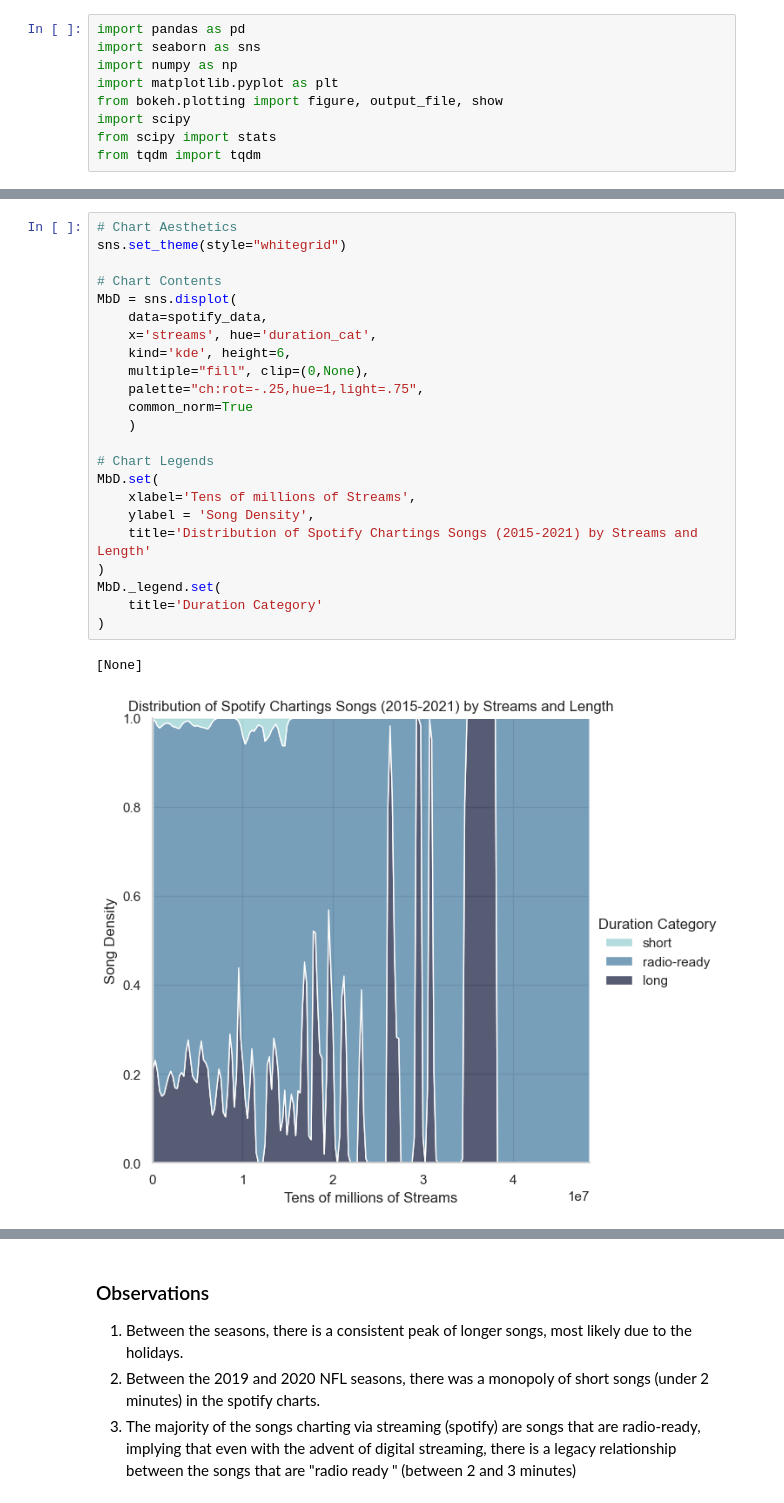
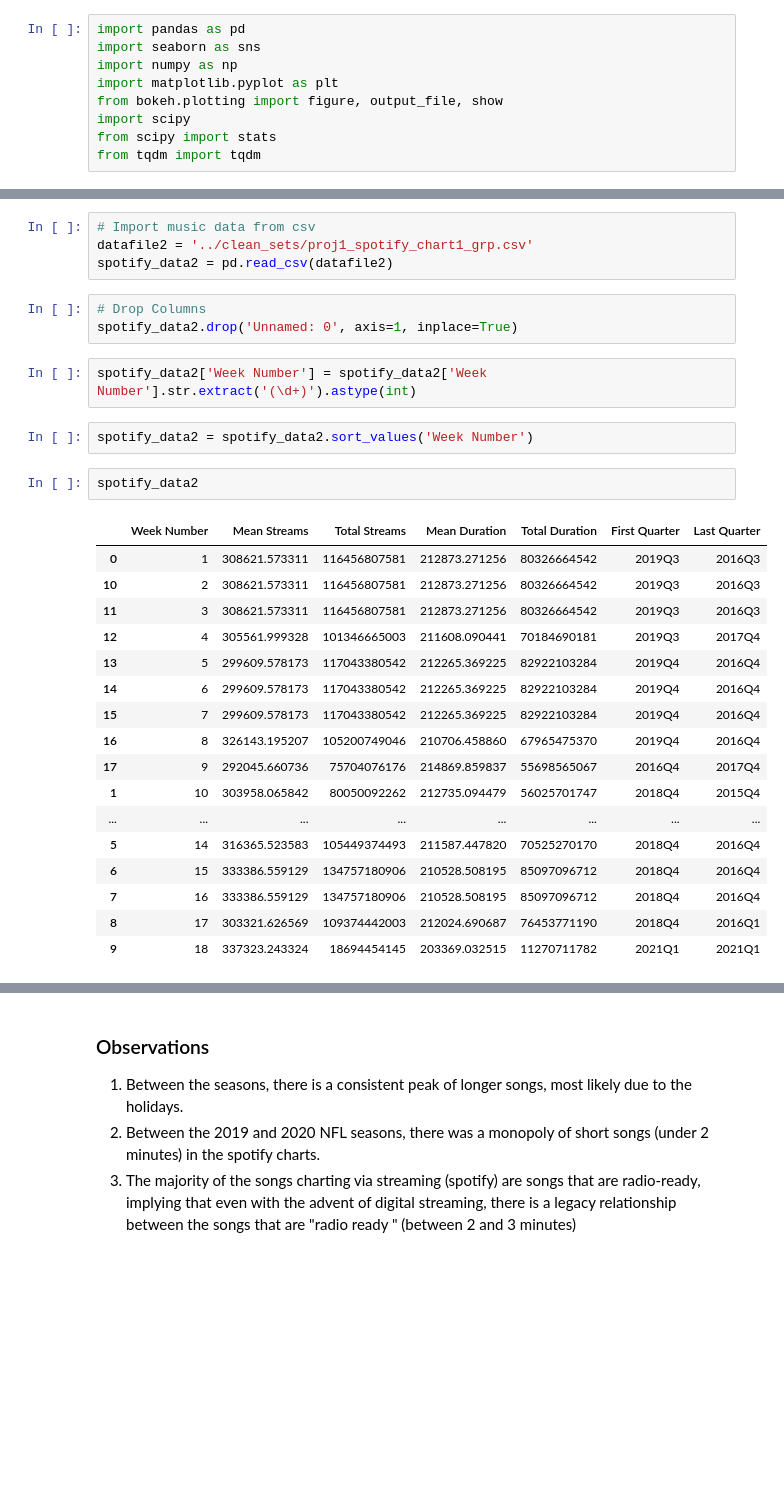
Before and after one commit to kuromasadev/PROJ1-GRP1-REPO, a Jupyter notebook: Resources/SPOTIFY/proj1_spotify_charts_.ipynb, the cells around one changed output, grey strips where cells are left out. Saved outputs shown, nothing was run; the diff lists cells and outputs as text; blank space fills up the shorter version.

```diff
--- a/Resources/SPOTIFY/proj1_spotify_charts_.ipynb
+++ b/Resources/SPOTIFY/proj1_spotify_charts_.ipynb
@@ -72,26 +75,31 @@ MbD._legend.set(
-# %%
-# Chart Aesthetics
-sns.set_theme(style="whitegrid")
-
-# Chart Contents
-MbD = sns.displot(
-    data=spotify_data,
-    x='streams', hue='duration_cat',
-    kind='kde', height=6,
-    multiple="fill", clip=(0,None),
-    palette="ch:rot=-.25,hue=1,light=.75",
-    common_norm=True
-    )
-
-# Chart Legends
-MbD.set(
-    xlabel='Tens of millions of Streams',
-    ylabel = 'Song Density',
-    title='Distribution of Spotify Chartings Songs (2015-2021) by Streams and Length'
-)
-MbD._legend.set(
-    title='Duration Category'
-)
-# %% [output]
-[None]
-[figure, removed]
+# %%
+# Import music data from csv
+datafile2 = '../clean_sets/proj1_spotify_chart1_grp.csv'
+spotify_data2 = pd.read_csv(datafile2)
+# %%
+# Drop Columns
+spotify_data2.drop('Unnamed: 0', axis=1, inplace=True)
+# %%
+spotify_data2['Week Number'] = spotify_data2['Week Number'].str.extract('(\d+)').astype(int)
+# %%
+spotify_data2 = spotify_data2.sort_values('Week Number')
+# %%
+spotify_data2
+# %% [output]
+|  | Week Number | Mean Streams | Total Streams | Mean Duration | Total Duration | First Quarter | Last Quarter |
+| 0 | 1 | 308621.573311 | 116456807581 | 212873.271256 | 80326664542 | 2019Q3 | 2016Q3 |
+| 10 | 2 | 308621.573311 | 116456807581 | 212873.271256 | 80326664542 | 2019Q3 | 2016Q3 |
+| 11 | 3 | 308621.573311 | 116456807581 | 212873.271256 | 80326664542 | 2019Q3 | 2016Q3 |
+| 12 | 4 | 305561.999328 | 101346665003 | 211608.090441 | 70184690181 | 2019Q3 | 2017Q4 |
+| 13 | 5 | 299609.578173 | 117043380542 | 212265.369225 | 82922103284 | 2019Q4 | 2016Q4 |
+| 14 | 6 | 299609.578173 | 117043380542 | 212265.369225 | 82922103284 | 2019Q4 | 2016Q4 |
+| 15 | 7 | 299609.578173 | 117043380542 | 212265.369225 | 82922103284 | 2019Q4 | 2016Q4 |
+| 16 | 8 | 326143.195207 | 105200749046 | 210706.458860 | 67965475370 | 2019Q4 | 2016Q4 |
+| 17 | 9 | 292045.660736 | 75704076176 | 214869.859837 | 55698565067 | 2016Q4 | 2017Q4 |
+| 1 | 10 | 303958.065842 | 80050092262 | 212735.094479 | 56025701747 | 2018Q4 | 2015Q4 |
+| ... | ... | ... | ... | ... | ... | ... | ... |
+| 5 | 14 | 316365.523583 | 105449374493 | 211587.447820 | 70525270170 | 2018Q4 | 2016Q4 |
+| 6 | 15 | 333386.559129 | 134757180906 | 210528.508195 | 85097096712 | 2018Q4 | 2016Q4 |
+| 7 | 16 | 333386.559129 | 134757180906 | 210528.508195 | 85097096712 | 2018Q4 | 2016Q4 |
+| 8 | 17 | 303321.626569 | 109374442003 | 212024.690687 | 76453771190 | 2018Q4 | 2016Q1 |
+| 9 | 18 | 337323.243324 | 18694454145 | 203369.032515 | 11270711782 | 2021Q1 | 2021Q1 |
```
Also changed, not shown: parts of 17 cells of this notebook, 7 other files.
